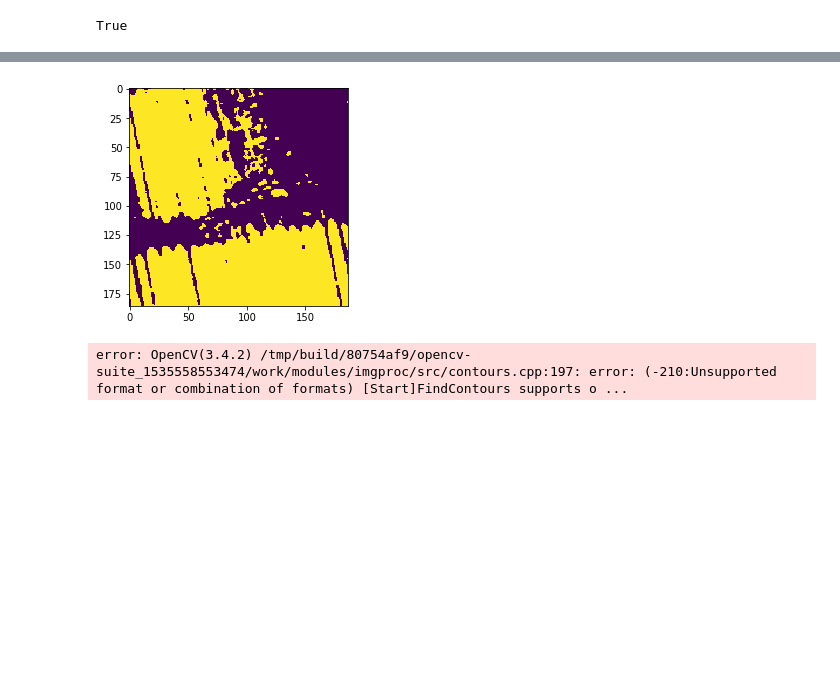
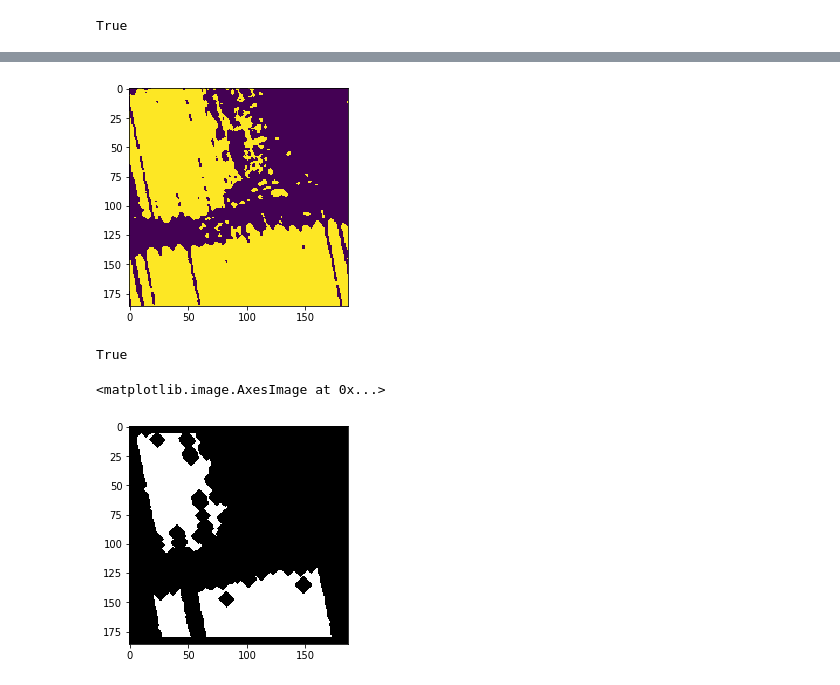
Before and after one commit to rytse/owsf, a Jupyter notebook: process_and_plot.ipynb, the cells around one changed output, grey strips where cells are left out. Drawn from its saved outputs; the diff is of its cells as text; code cells hidden in the pictures; blank space fills up the shorter version.

```diff
--- a/process_and_plot.ipynb
+++ b/process_and_plot.ipynb
@@ -53,12 +48,14 @@ plt.imshow(im_bw)
 plt.show()
 
 cv2.imwrite('tmp.png', im_bw)
-im_bw2 = cv2.imread('tmp.png')
+# im_bw2 = cv2.imread('tmp.png')
 # %% [output]
 [figure]
+True
 # %%
-im2, contours, hierarchy = cv2.findContours(im_bw2, cv2.RETR_TREE,cv2.CHAIN_APPROX_SIMPLE)
-# cv2.drawContours(im_bw, contours, -1, (0,255,0), 3)
-# plt.imshow(im,cmap='gray')
+im2, contours, hierarchy = cv2.findContours(im_bw, cv2.RETR_TREE,cv2.CHAIN_APPROX_SIMPLE)
+cv2.drawContours(im_bw, contours, -1, (0,255,0), 3)
+plt.imshow(im_bw,cmap='gray')
 # %% [output]
-error: OpenCV(3.4.2) /tmp/build/80754af9/opencv-suite_1535558553474/work/modules/imgproc/src/contours.cpp:197: error: (-210:Unsupported format or combination of formats) [Start]FindContours supports o ...
+<matplotlib.image.AxesImage at 0x...>
+[figure, added]
```
Also changed, not shown: parts of 3 cells of this notebook.
